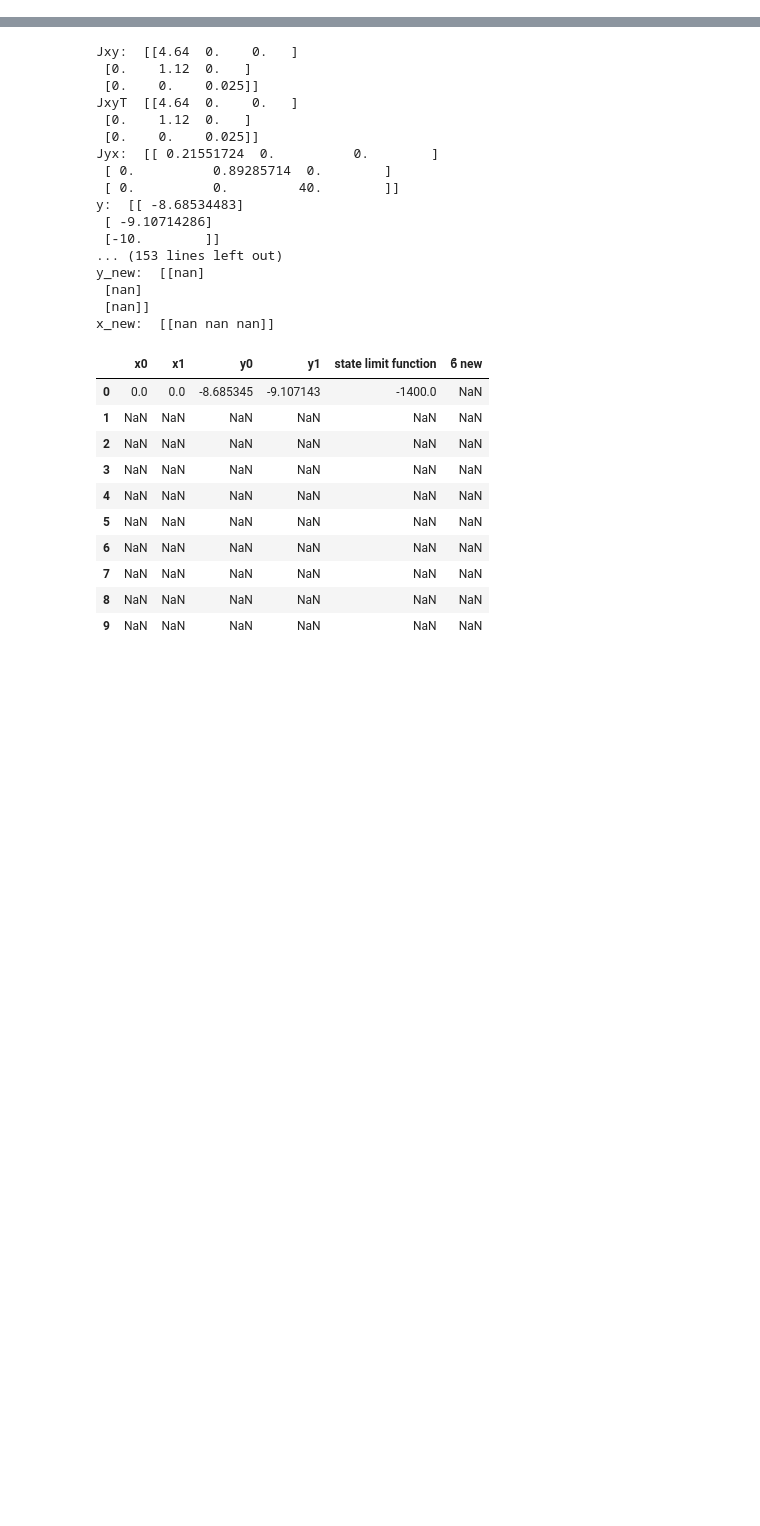
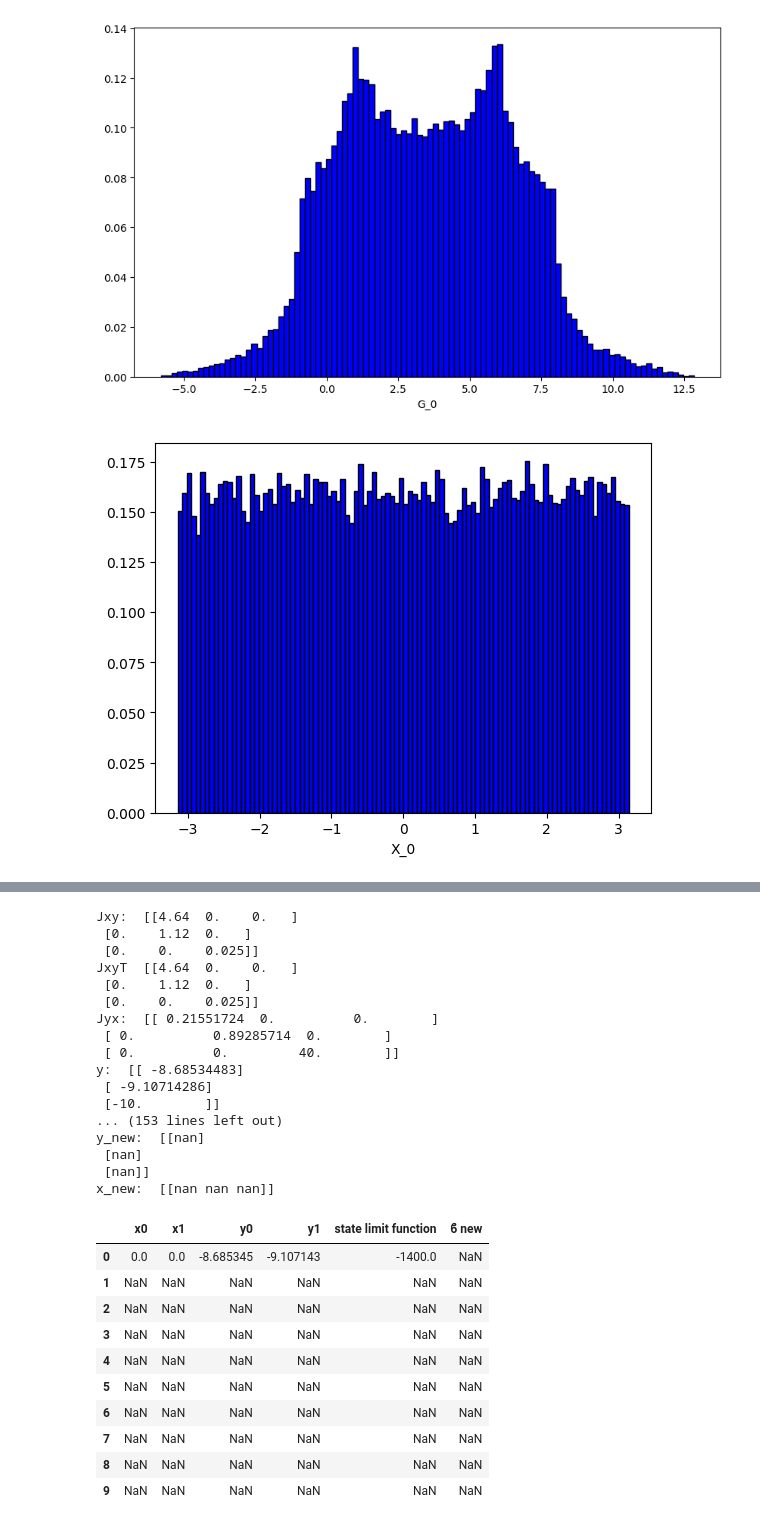
Before and after one commit to Pesquisa-UFCAT/parepy, a Jupyter notebook: local_examples/sobol.ipynb, the cells around one changed output, grey strips where cells are left out. Drawn from its saved outputs; the diff is of its cells as text; code cells hidden in the pictures; blank space fills up the shorter version.

```diff
--- a/local_examples/sobol.ipynb
+++ b/local_examples/sobol.ipynb
@@ -68,0 +148,47 @@ sampling_algorithm_structural_analysis_kernel(setup)
+# %%
+from parepy_toolbox import sampling_algorithm_structural_analysis_kernel
+from obj_function import ishigami
+import matplotlib.pyplot as plt
+
+# Dataset
+f = {'type': 'uniform', 'parameters': {'min': -np.pi, 'max': np.pi}, 'stochastic variable': False}
+p = {'type': 'uniform', 'parameters': {'min': -np.pi, 'max': np.pi}, 'stochastic variable': False}
+w = {'type': 'uniform', 'parameters': {'min': -np.pi, 'max': np.pi}, 'stochastic variable': False}
+var = [f, p, w]
+
+# PAREpy setup
+setup = {
+             'number of samples': 50000,
+             'number of dimensions': len(var),
+             'numerical model': {'model sampling': 'mcs'},
+             'variables settings': var,
+             'number of state limit functions or constraints': 1,
+             'none variable': None,
+             'objective function': ishigami,
+             'name simulation': None,
+        }
+
+# Call algorithm
+a = sampling_algorithm_structural_analysis_kernel(setup)
+
+
+plt.figure(figsize=(10, 6))
+plt.hist(a['G_0'], bins=100, color='blue', edgecolor='black', density=True)
+plt.xlabel('G_0')
+plt.show()
+
+plt.hist(a['X_0'], bins=100, color='blue', edgecolor='black', density=True)
+plt.xlabel('X_0')
+plt.show()
+
+plt.hist(a['X_1'], bins=100, color='blue', edgecolor='black', density=True)
+plt.xlabel('X_1')
+plt.show()
+
+
+plt.hist(a['X_2'], bins=100, color='blue', edgecolor='black', density=True)
+plt.xlabel('X_2')
+plt.show()
+# %% [output]
+[figure, added]
+[figure, added]
```
Also changed, not shown: parts of 7 cells of this notebook, 1 other file.
